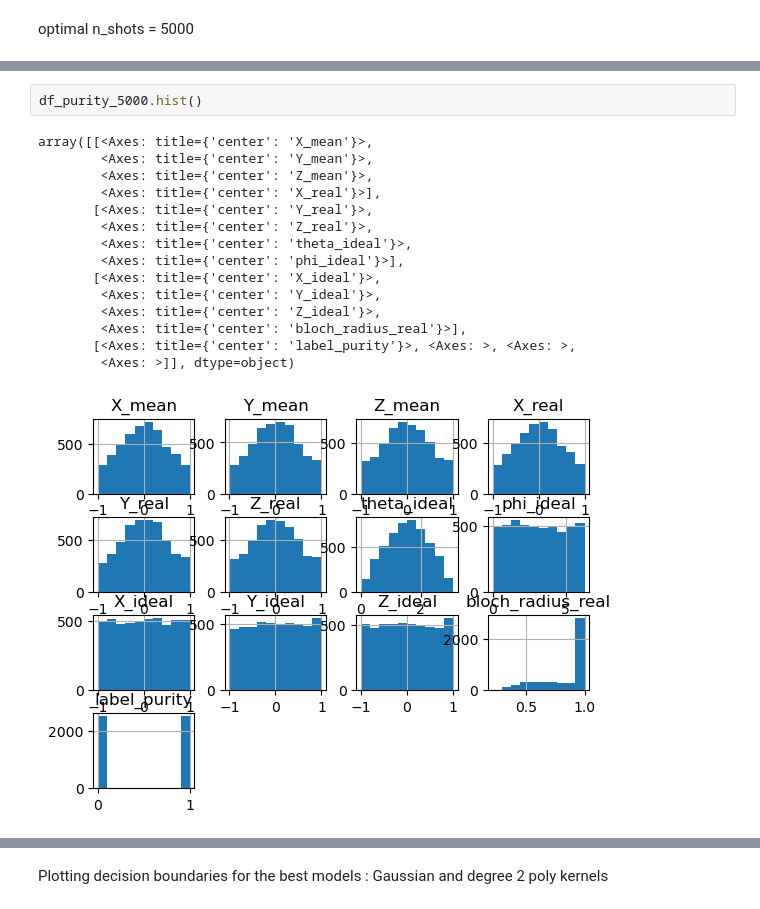
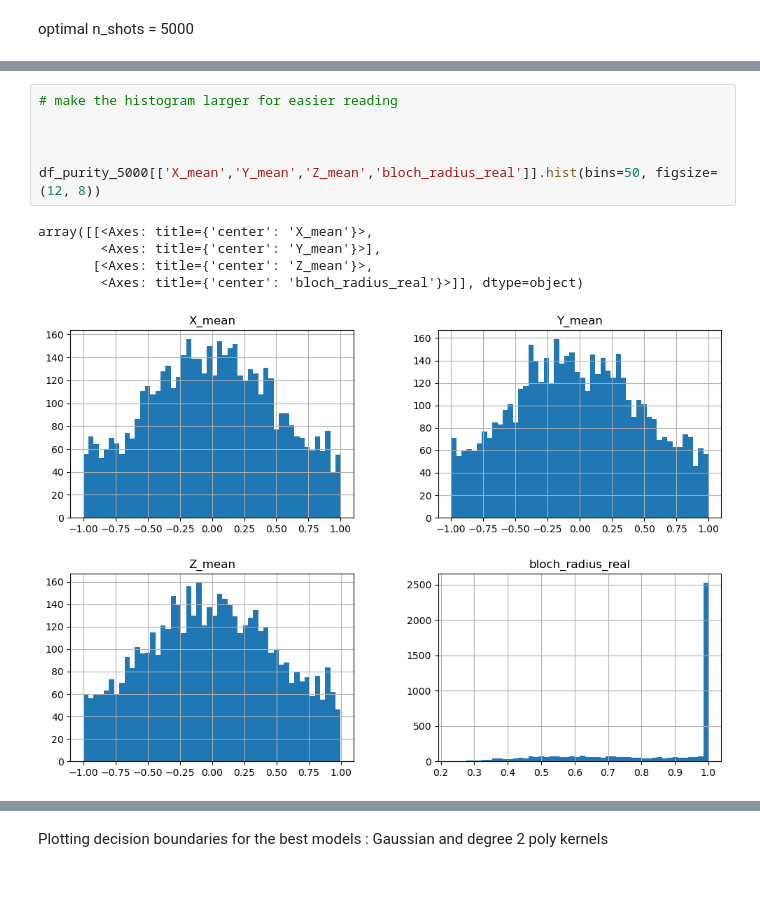
Before and after one commit to TonyPansera/Quantum-state-tomography, a Jupyter notebook: model_ML/test_classification.ipynb, the cells around one changed output, grey strips where cells are left out. Cells and saved outputs as stored; diff of their text form; blank space fills up the shorter version.

```diff
--- a/model_ML/test_classification.ipynb
+++ b/model_ML/test_classification.ipynb
@@ -541,21 +541,15 @@ df_purity_5000.describe()
 # %%
-df_purity_5000.hist()
+# make the histogram larger for easier reading
+
+
+
+df_purity_5000[['X_mean','Y_mean','Z_mean','bloch_radius_real']].hist(bins=50, figsize=(12, 8))
 # %% [output]
 array([[<Axes: title={'center': 'X_mean'}>,
-        <Axes: title={'center': 'Y_mean'}>,
-        <Axes: title={'center': 'Z_mean'}>,
-        <Axes: title={'center': 'X_real'}>],
-       [<Axes: title={'center': 'Y_real'}>,
-        <Axes: title={'center': 'Z_real'}>,
-        <Axes: title={'center': 'theta_ideal'}>,
-        <Axes: title={'center': 'phi_ideal'}>],
-       [<Axes: title={'center': 'X_ideal'}>,
-        <Axes: title={'center': 'Y_ideal'}>,
-        <Axes: title={'center': 'Z_ideal'}>,
-        <Axes: title={'center': 'bloch_radius_real'}>],
-       [<Axes: title={'center': 'label_purity'}>, <Axes: >, <Axes: >,
-        <Axes: >]], dtype=object)
+        <Axes: title={'center': 'Y_mean'}>],
+       [<Axes: title={'center': 'Z_mean'}>,
+        <Axes: title={'center': 'bloch_radius_real'}>]], dtype=object)
-[figure, old version]
+[figure, new version]
 # %%
 X_purity_5000=df_purity_5000[['X_mean','Y_mean','Z_mean']]
 y_purity_5000=df_purity_5000['label_purity']
```
Also changed, not shown: parts of 25 cells of this notebook.
